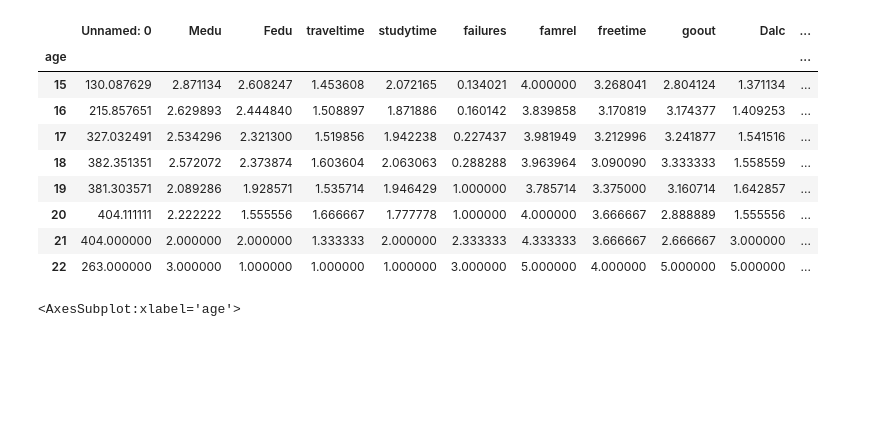
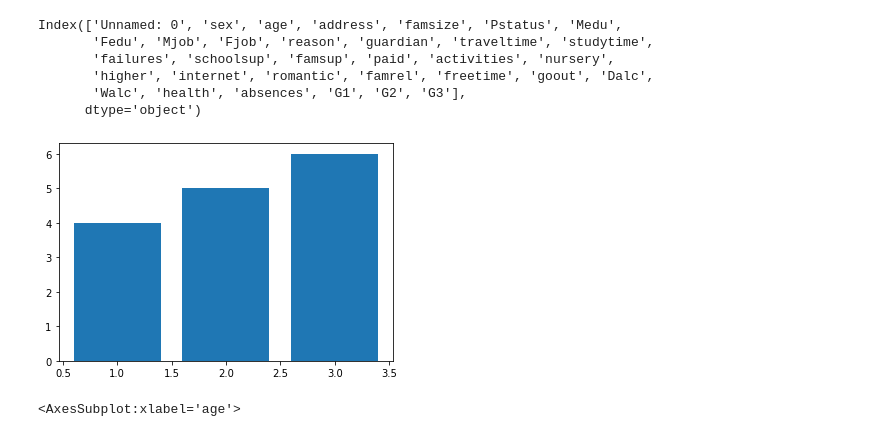
Before and after one commit to luketheshack/ND-Data-Science-Comptetition---Alcoholytics, a Jupyter notebook: main.ipynb, the cells around one changed output. Drawn from its saved outputs; the diff is of its cells as text; code cells hidden in the pictures; blank space fills up the shorter version.

Commit message:
new visualizations

```diff
--- a/main.ipynb
+++ b/main.ipynb
@@ -25,20 +25,34 @@ df[df.Dalc == 5]
 26 rows × 33 columns
 # %%
 import matplotlib.pyplot as plt
+# %%
+df.columns
+# %% [output]
+Index(['Unnamed: 0', 'sex', 'age', 'address', 'famsize', 'Pstatus', 'Medu',
+       'Fedu', 'Mjob', 'Fjob', 'reason', 'guardian', 'traveltime', 'studytime',
+       'failures', 'schoolsup', 'famsup', 'paid', 'activities', 'nursery',
+       'higher', 'internet', 'romantic', 'famrel', 'freetime', 'goout', 'Dalc',
+       'Walc', 'health', 'absences', 'G1', 'G2', 'G3'],
+      dtype='object')
+# %%
+ages = df["age"].value_counts()
+# %%
+age_x = []
+age_y = []
+
+x = 0
+y = 0
+
+for i in ages.items():
+    x, y = i
+    age_data.append([x, y])
+
+plt.bar([1, 2, 3], [4, 5,6])
+plt.show()
+# %% [output]
+[figure, added]
 # %%
 age_metrics = df.groupby('age').mean()
-age_metrics
-# %% [output]
-|  | Unnamed: 0 | Medu | Fedu | traveltime | studytime | failures | famrel | freetime | goout | Dalc | ... |
-| age |  |  |  |  |  |  |  |  |  |  | ... |
-| 15 | 130.087629 | 2.871134 | 2.608247 | 1.453608 | 2.072165 | 0.134021 | 4.000000 | 3.268041 | 2.804124 | 1.371134 | ... |
-| 16 | 215.857651 | 2.629893 | 2.444840 | 1.508897 | 1.871886 | 0.160142 | 3.839858 | 3.170819 | 3.174377 | 1.409253 | ... |
-| 17 | 327.032491 | 2.534296 | 2.321300 | 1.519856 | 1.942238 | 0.227437 | 3.981949 | 3.212996 | 3.241877 | 1.541516 | ... |
-| 18 | 382.351351 | 2.572072 | 2.373874 | 1.603604 | 2.063063 | 0.288288 | 3.963964 | 3.090090 | 3.333333 | 1.558559 | ... |
-| 19 | 381.303571 | 2.089286 | 1.928571 | 1.535714 | 1.946429 | 1.000000 | 3.785714 | 3.375000 | 3.160714 | 1.642857 | ... |
-| 20 | 404.111111 | 2.222222 | 1.555556 | 1.666667 | 1.777778 | 1.000000 | 4.000000 | 3.666667 | 2.888889 | 1.555556 | ... |
-| 21 | 404.000000 | 2.000000 | 2.000000 | 1.333333 | 2.000000 | 2.333333 | 4.333333 | 3.666667 | 2.666667 | 3.000000 | ... |
-| 22 | 263.000000 | 3.000000 | 1.000000 | 1.000000 | 1.000000 | 3.000000 | 5.000000 | 4.000000 | 5.000000 | 5.000000 | ... |
 # %%
 age_metrics.plot.bar(y = 'Dalc')
 age_metrics.plot.bar(y = 'Walc')
```
Also changed, not shown: parts of 2 cells of this notebook.
